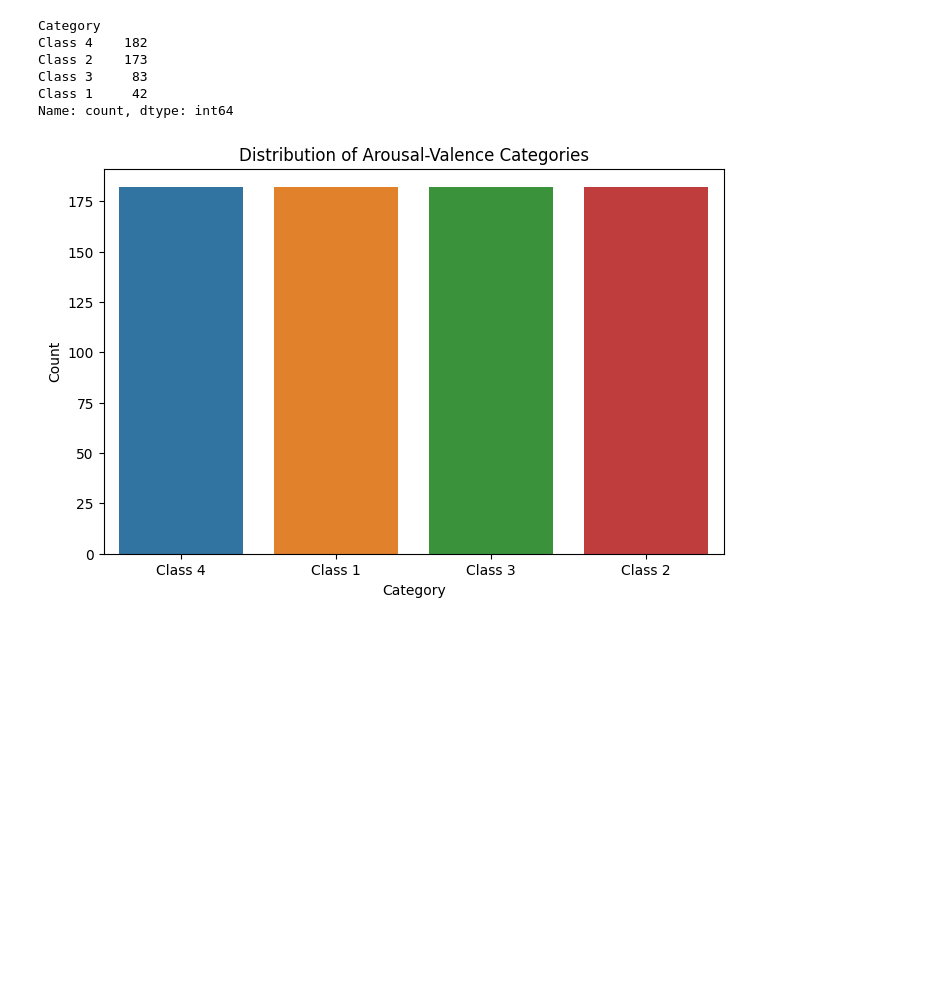
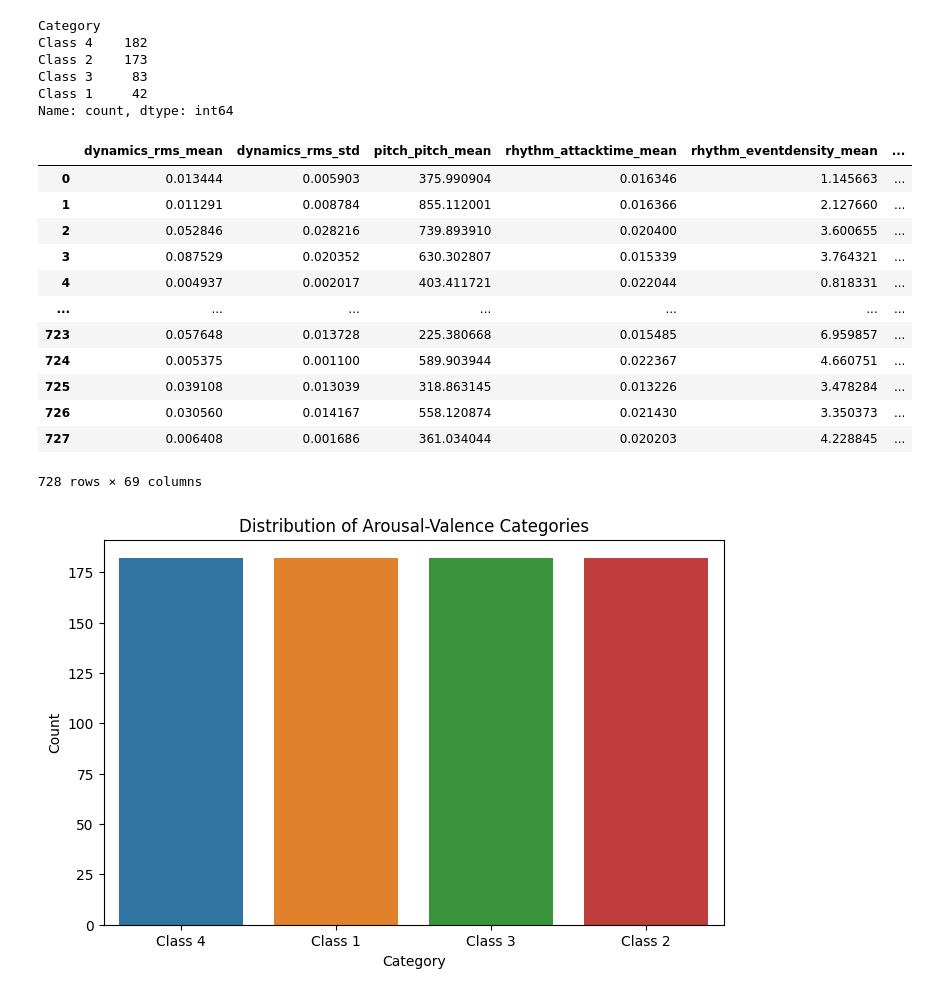
Before and after one commit to rud-rax/ml-emotion-classification, a Jupyter notebook: notebooks/smote.ipynb, the cells around one changed output. Drawn from its saved outputs; the diff is of its cells as text; code cells hidden in the pictures; blank space fills up the shorter version.

```diff
--- a/notebooks/smote.ipynb
+++ b/notebooks/smote.ipynb
@@ -60,7 +62,7 @@ X_resampled, y_resampled = smote.fit_resample(X, y)
 y_resampled = label_encoder.inverse_transform(y_resampled)
 # %%
 # Create a balanced DataFrame
-df_balanced = pd.DataFrame(X_resampled, columns=['Arousal', 'Valence'])
+df_balanced = pd.DataFrame(X_resampled)
 df_balanced['Category'] = y_resampled
 
 # Display class distribution after oversampling
@@ -81,6 +83,22 @@ Class 2    173
 Class 3     83
 Class 1     42
 Name: count, dtype: int64
+# %%
+df_balanced
+# %% [output]
+|  | dynamics_rms_mean | dynamics_rms_std | pitch_pitch_mean | rhythm_attacktime_mean | rhythm_eventdensity_mean | ... |
+| 0 | 0.013444 | 0.005903 | 375.990904 | 0.016346 | 1.145663 | ... |
+| 1 | 0.011291 | 0.008784 | 855.112001 | 0.016366 | 2.127660 | ... |
+| 2 | 0.052846 | 0.028216 | 739.893910 | 0.020400 | 3.600655 | ... |
+| 3 | 0.087529 | 0.020352 | 630.302807 | 0.015339 | 3.764321 | ... |
+| 4 | 0.004937 | 0.002017 | 403.411721 | 0.022044 | 0.818331 | ... |
+| ... | ... | ... | ... | ... | ... | ... |
+| 723 | 0.057648 | 0.013728 | 225.380668 | 0.015485 | 6.959857 | ... |
+| 724 | 0.005375 | 0.001100 | 589.903944 | 0.022367 | 4.660751 | ... |
+| 725 | 0.039108 | 0.013039 | 318.863145 | 0.013226 | 3.478284 | ... |
+| 726 | 0.030560 | 0.014167 | 558.120874 | 0.021430 | 3.350373 | ... |
+| 727 | 0.006408 | 0.001686 | 361.034044 | 0.020203 | 4.228845 | ... |
+728 rows × 69 columns
 # %%
 df_balanced.to_csv("../data/balanced_preprocessed_1.csv" , index = False)
 # %%
```
Also changed, not shown: parts of 1 cell of this notebook, 11 other files.
